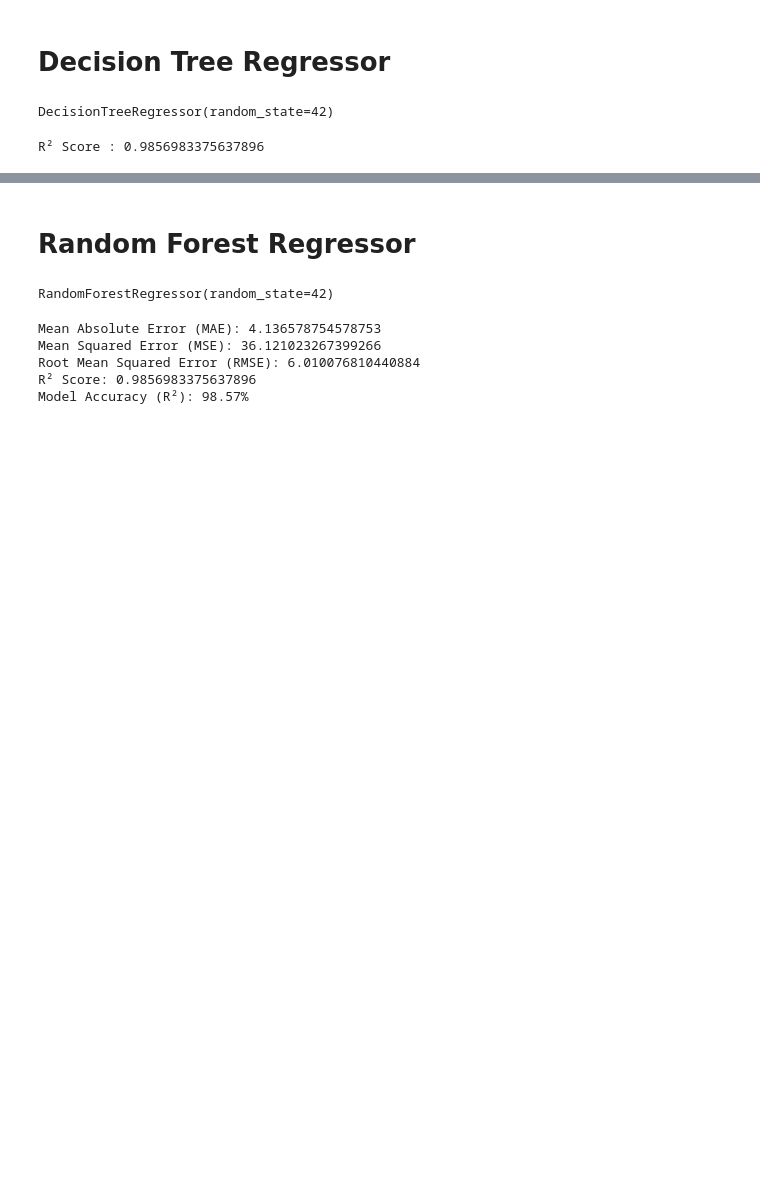
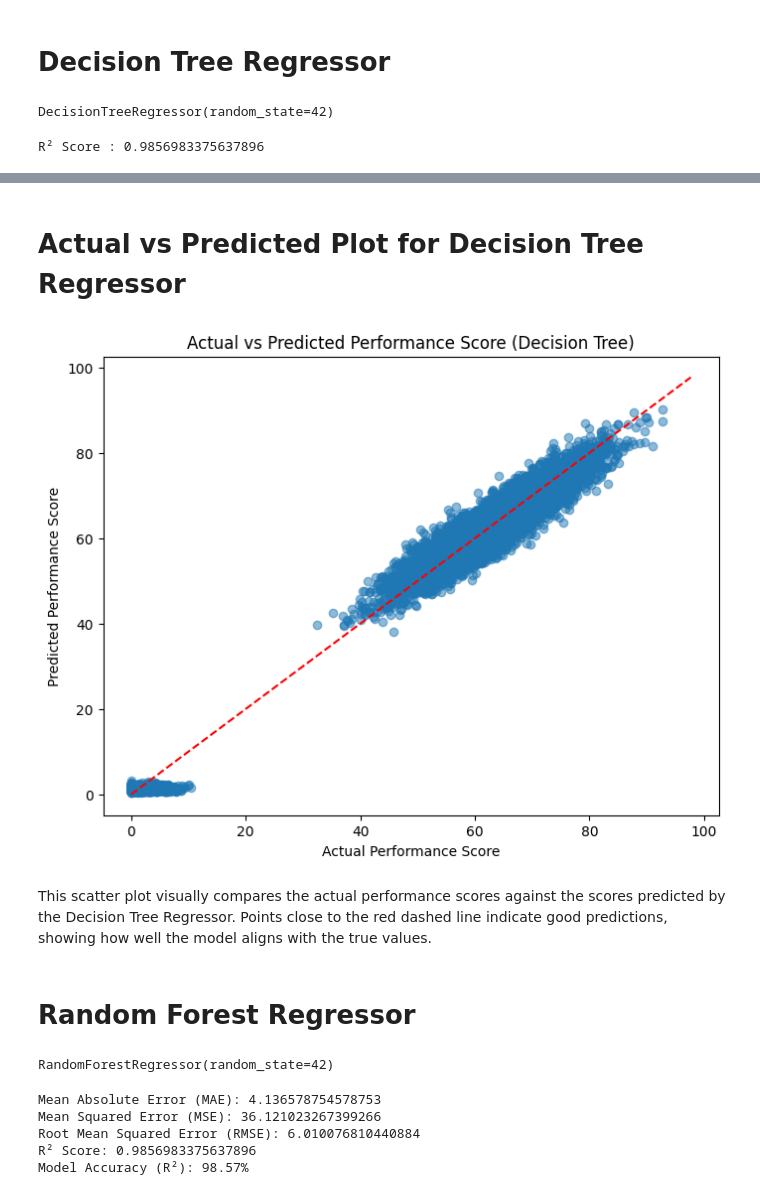
Before and after one commit to bhagatkaran013-hub/FIFA-World-Cup-2026-Regression-Project, a Jupyter notebook: FIFA_World_Cup_2026_Regression_Project.ipynb, the cells around one changed output, grey strips where cells are left out. Drawn from its saved outputs; the diff is of its cells as text; code cells hidden in the pictures; blank space fills up the shorter version.

```diff
--- a/FIFA_World_Cup_2026_Regression_Project.ipynb
+++ b/FIFA_World_Cup_2026_Regression_Project.ipynb
@@ -494,3 +520,17 @@ R² Score : 0.9856983375637896
+# %% [markdown]
+# Actual vs Predicted Plot for Decision Tree Regressor
+# %%
+plt.figure(figsize=(8,6))
+plt.scatter(y_test, y_pred, alpha=0.5)
+plt.xlabel("Actual Performance Score")
+plt.ylabel("Predicted Performance Score")
+plt.title("Actual vs Predicted Performance Score (Decision Tree)")
+plt.plot([y.min(), y.max()], [y.min(), y.max()], 'r--') # Reference line
+plt.show()
+# %% [output]
+[figure, added]
+# %% [markdown]
+This scatter plot visually compares the actual performance scores against the scores predicted by the Decision Tree Regressor. Points close to the red dashed line indicate good predictions, showing how well the model aligns with the true values.
 # %% [markdown]
 # Random Forest Regressor
 # %%
```
Also changed, not shown: parts of 5 cells of this notebook.
